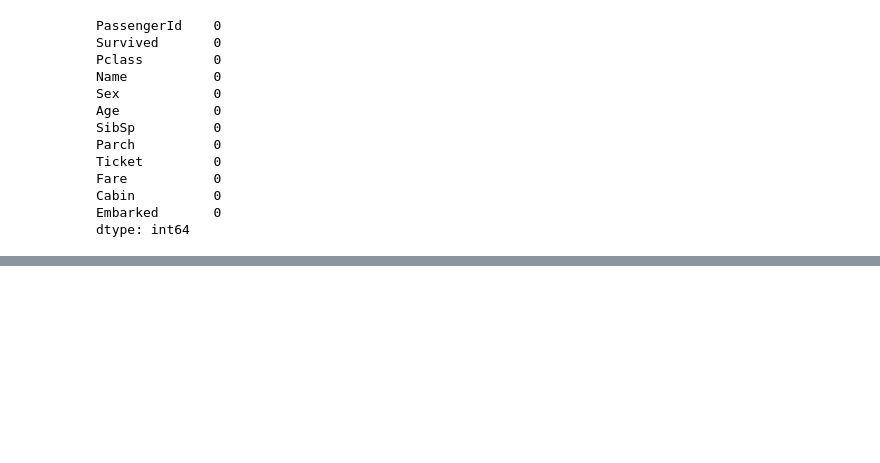
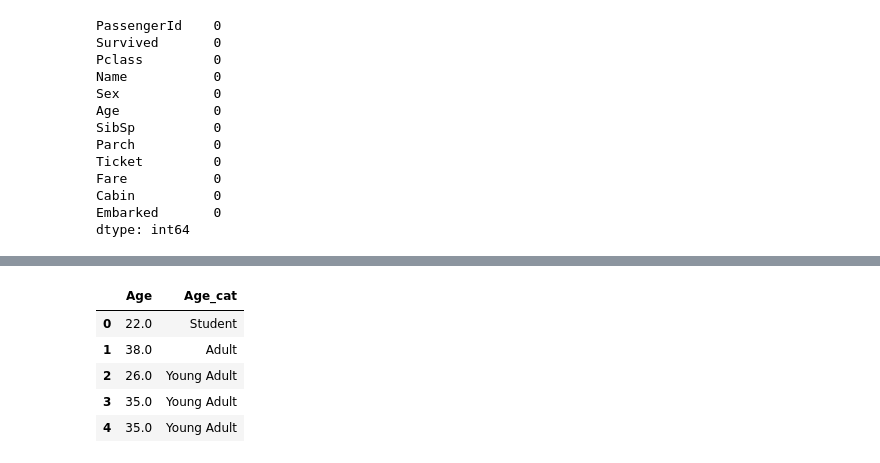
Before and after one commit to SANGSEOSEO/philosophy_datascience, a Jupyter notebook: 04.Pandas/데이터핸들링_Pandas.ipynb, the cells around one changed output, grey strips where cells are left out. Drawn from its saved outputs; the diff is of its cells as text; code cells hidden in the pictures; blank space fills up the shorter version.

```diff
--- a/04.Pandas/데이터핸들링_Pandas.ipynb
+++ b/04.Pandas/데이터핸들링_Pandas.ipynb
@@ -814,0 +919,24 @@ dtype: int64
+# %%
+# 나이에 따라 세분화된 분률ㄹ 수행하는 함수 생성
+def get_category(age):
+    if age <= 5: cat = 'baby'
+    elif age <= 12: cat = 'Teenage'
+    elif age <= 25: cat = 'Student'
+    elif age <= 35: cat = 'Young Adult'
+    elif age <= 60: cat = 'Adult'
+    else: cat = 'Elderly'
+
+    return cat
+
+# lambda식에서 위에서 정의한 get_category()함수를 반환값으로 지정
+# get_category(x)는 입력값으로 'Age'컬럼값을 받아서 해당하는 cat반환
+titanic_df['Age_cat'] = titanic_df['Age'].apply(lambda x: get_category(x))
+# %%
+titanic_df[['Age', 'Age_cat']].head()
+# %% [output]
+|  | Age | Age_cat |
+| 0 | 22.0 | Student |
+| 1 | 38.0 | Adult |
+| 2 | 26.0 | Young Adult |
+| 3 | 35.0 | Young Adult |
+| 4 | 35.0 | Young Adult |
```
Also changed, not shown: parts of 14 cells of this notebook.
